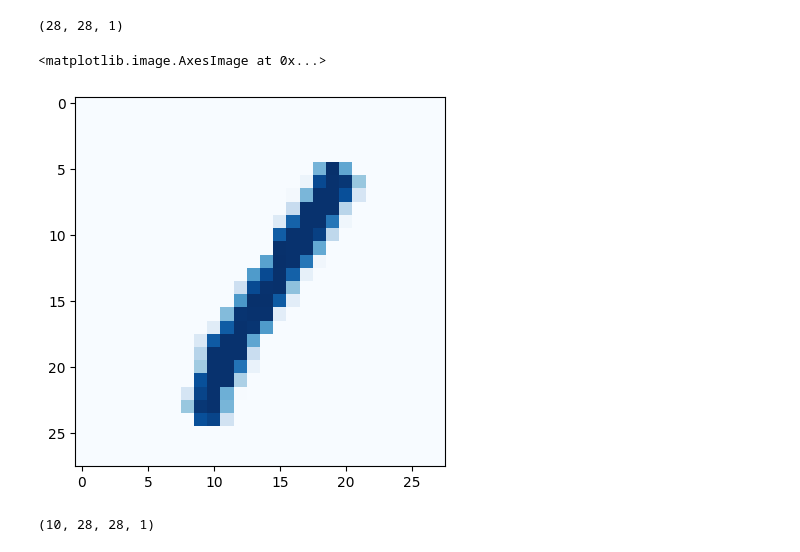
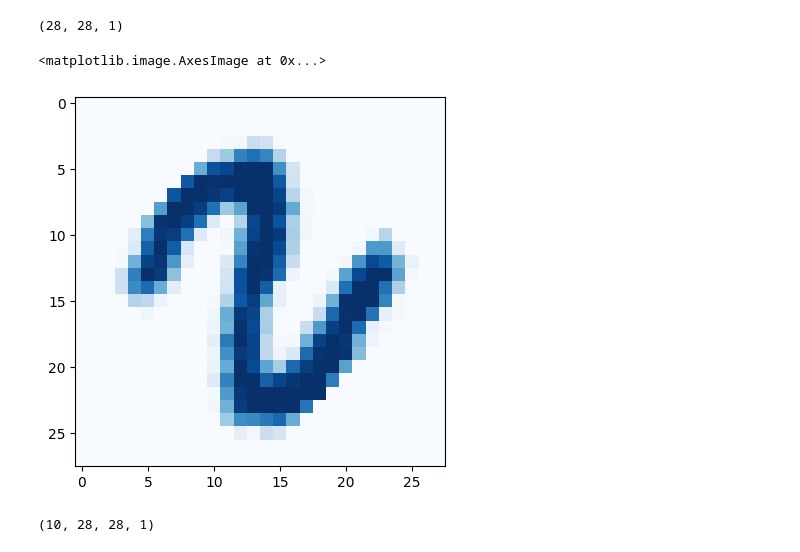
Before and after one commit to hhsherlock/Spiking_NN, a Jupyter notebook: datasets/gabor_binary/gabor_rotate.ipynb, the cells around one changed output. Saved outputs shown, nothing was run; the diff lists cells and outputs as text; code cells hidden in the pictures.

```diff
--- a/datasets/gabor_binary/gabor_rotate.ipynb
+++ b/datasets/gabor_binary/gabor_rotate.ipynb
@@ -37,7 +37,7 @@ one.shape
 # %% [output]
 (28, 28, 1)
 # %%
-plt.imshow(one, cmap='Blues')
+plt.imshow(rotated_img, cmap='Blues')
 # %% [output]
 <matplotlib.image.AxesImage at 0x...>
-[figure, old version]
+[figure, new version]
```
Also changed, not shown: parts of 15 cells of this notebook, 1 other file.
